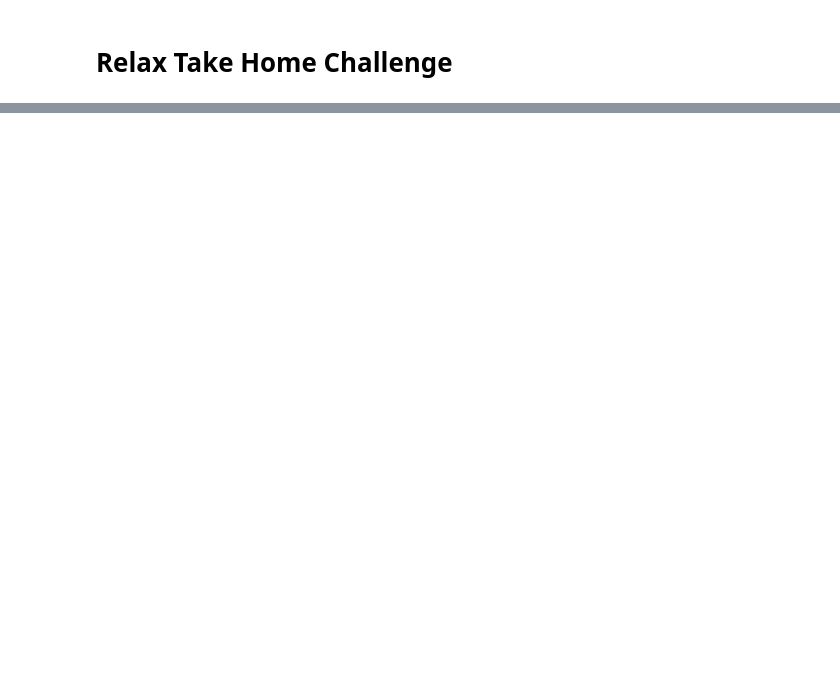
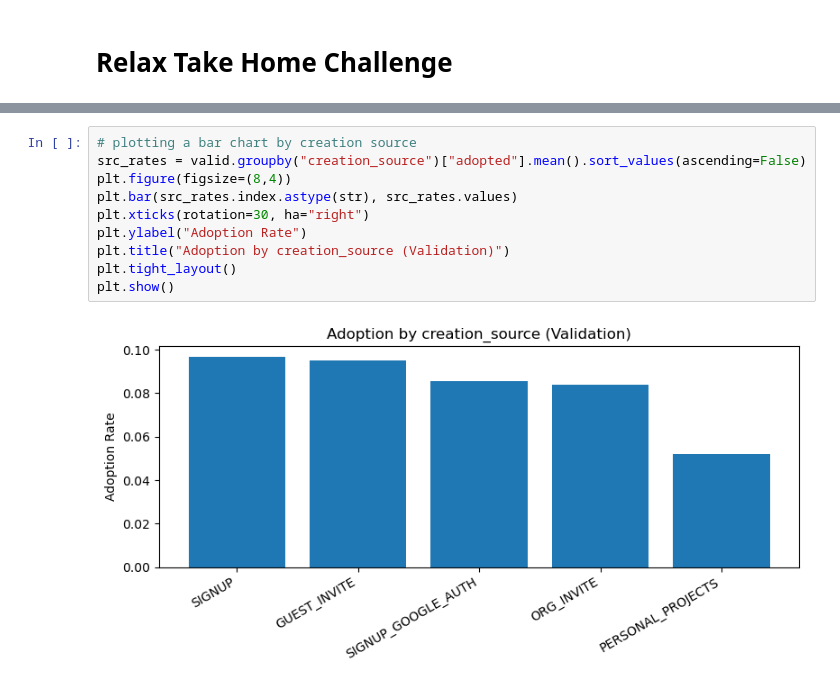
Before and after one commit to justink106/JustinKu-Springboard, a Jupyter notebook: relax_challenge/Relax Take Home Challenge - Justin.ipynb, the cells around one changed output, grey strips where cells are left out. Drawn from its saved outputs; the diff is of its cells as text; blank space fills up the shorter version.

```diff
--- a/relax_challenge/Relax Take Home Challenge - Justin.ipynb
+++ b/relax_challenge/Relax Take Home Challenge - Justin.ipynb
@@ -68,0 +233,12 @@ Name: adopted, dtype: float64
+# %%
+# plotting a bar chart by creation source
+src_rates = valid.groupby("creation_source")["adopted"].mean().sort_values(ascending=False)
+plt.figure(figsize=(8,4))
+plt.bar(src_rates.index.astype(str), src_rates.values)
+plt.xticks(rotation=30, ha="right")
+plt.ylabel("Adoption Rate")
+plt.title("Adoption by creation_source (Validation)")
+plt.tight_layout()
+plt.show()
+# %% [output]
+[figure, added]
```
Also changed, not shown: parts of 16 cells of this notebook, 2 other files.
